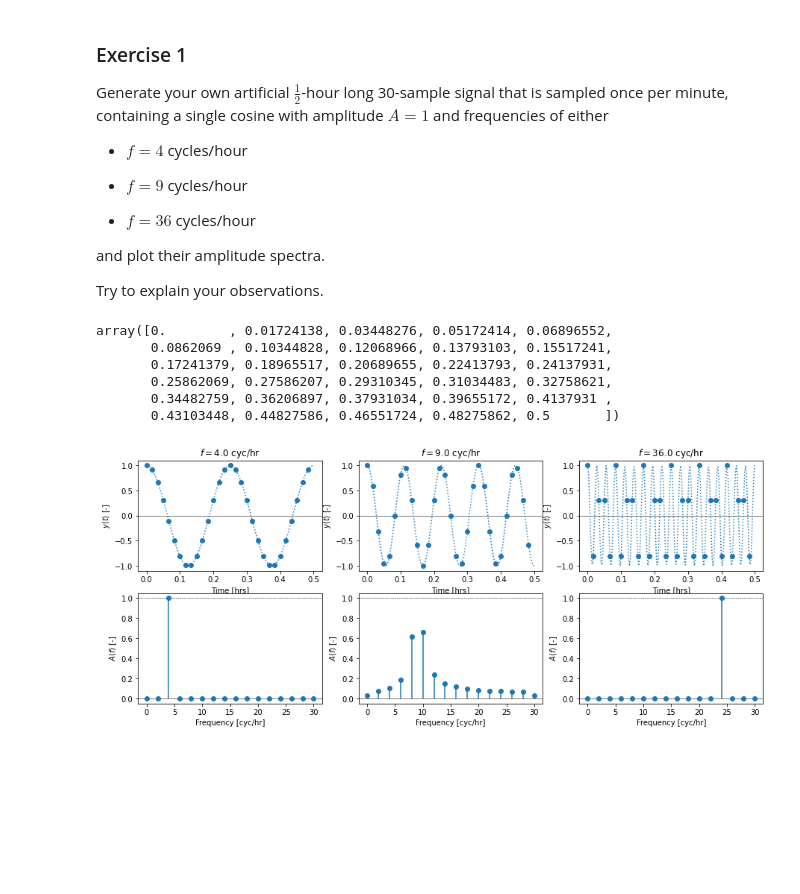
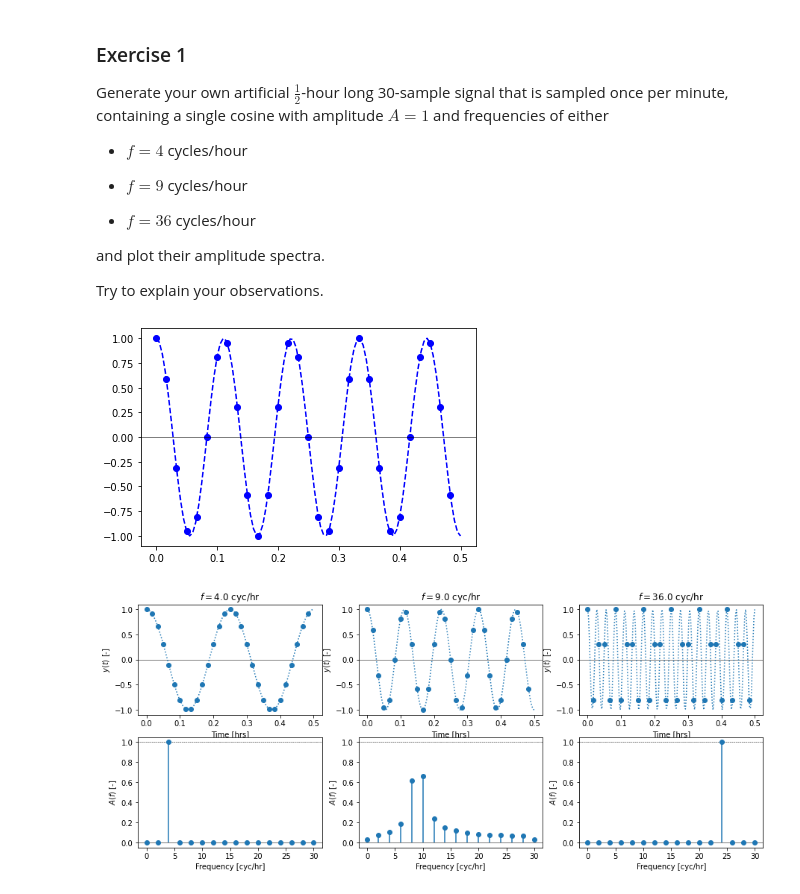
Before and after one commit to ddlatumalea/signal_analysis, a Jupyter notebook: DS1 SignAnal - Lesson 4 (v2021).ipynb, the cells around one changed output. Drawn from its saved outputs; the diff is of its cells as text; code cells hidden in the pictures; blank space fills up the shorter version.

```diff
--- a/DS1 SignAnal - Lesson 4 (v2021).ipynb
+++ b/DS1 SignAnal - Lesson 4 (v2021).ipynb
@@ -390,12 +404,20 @@ Generate your own artificial $\frac{1}{2}$-hour long 30-sample signal that is sa
 and plot their amplitude spectra.
 
 Try to explain your observations.
-# %%
-np.linspace(0, 0.5, 30)
-# %% [output]
-array([0.        , 0.01724138, 0.03448276, 0.05172414, 0.06896552,
-       0.0862069 , 0.10344828, 0.12068966, 0.13793103, 0.15517241,
-       0.17241379, 0.18965517, 0.20689655, 0.22413793, 0.24137931,
-       0.25862069, 0.27586207, 0.29310345, 0.31034483, 0.32758621,
-       0.34482759, 0.36206897, 0.37931034, 0.39655172, 0.4137931 ,
-       0.43103448, 0.44827586, 0.46551724, 0.48275862, 0.5       ])
+# %%
+f = 9
+
+xi = np.linspace(0, 0.5, 30, endpoint=False)
+yi = 1 * np.cos(2.0*np.pi*f*xi)
+
+x = np.linspace(0, 0.5, 101)
+y = 1 * np.cos(2.0*np.pi*f*x)
+
+plt.plot(xi, yi, 'o', color='blue')
+plt.plot(x, y, '--', color='blue')
+
+plt.axhline(0.0, color='k', lw=0.5)
+
+plt.show()
+# %% [output]
+[figure, added]
```
Also changed, not shown: parts of 10 cells of this notebook, 1 other file.
